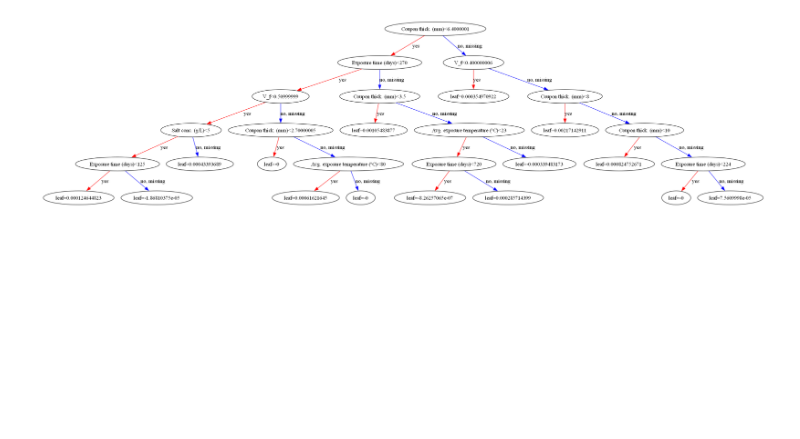
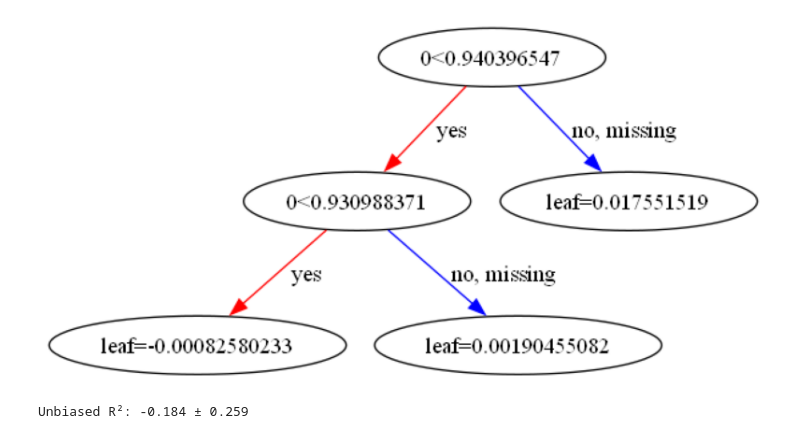
Before and after one commit to jpdspz/frp-aging-xgboost, a Jupyter notebook: frp-aging-xgboost.ipynb, the cells around one changed output. Saved outputs shown, nothing was run; the diff lists cells and outputs as text; code cells hidden in the pictures; blank space fills up the shorter version.

```diff
--- a/frp-aging-xgboost.ipynb
+++ b/frp-aging-xgboost.ipynb
@@ -754,10 +802,19 @@ for i in range(len(predictor.trained_models)):
-# %%
-with plt.style.context("ggplot"):
-    fig = plt.figure(figsize=(25,10))
-    ax = fig.add_subplot(111)
-    xgb.plotting.plot_tree(predictor.best_model['importance_plot'], ax=ax, num_trees=0)
-# %% [output]
-[figure, removed]
+# %%
+predictor.plot_tree()
+# %% [output]
+[figure, added]
+# %%
+from sklearn.model_selection import cross_val_score, KFold
+
+# Outer CV: Evaluate performance
+outer_scores = cross_val_score(
+    predictor.trained_models[0]['model'], predictor.dataset['X'], predictor.dataset['y'],
+    cv=KFold(5),
+    scoring='r2'
+)
+print(f"Unbiased R²: {np.mean(outer_scores):.3f} ± {np.std(outer_scores):.3f}")
+# %% [output]
+Unbiased R²: -0.184 ± 0.259
 # %%
 # Fim do processamento
 now = datetime.now()
```
Also changed, not shown: parts of 15 cells of this notebook.
